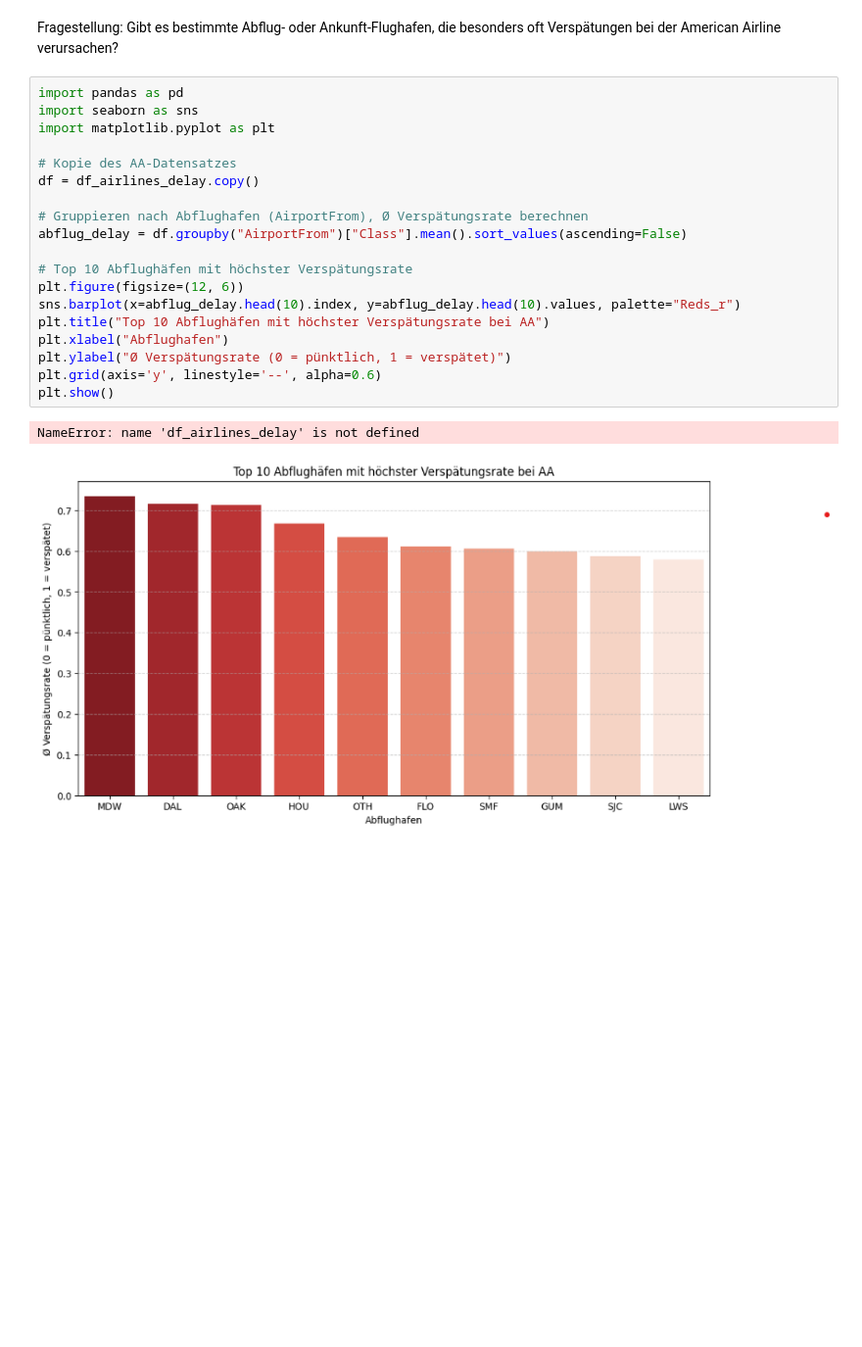
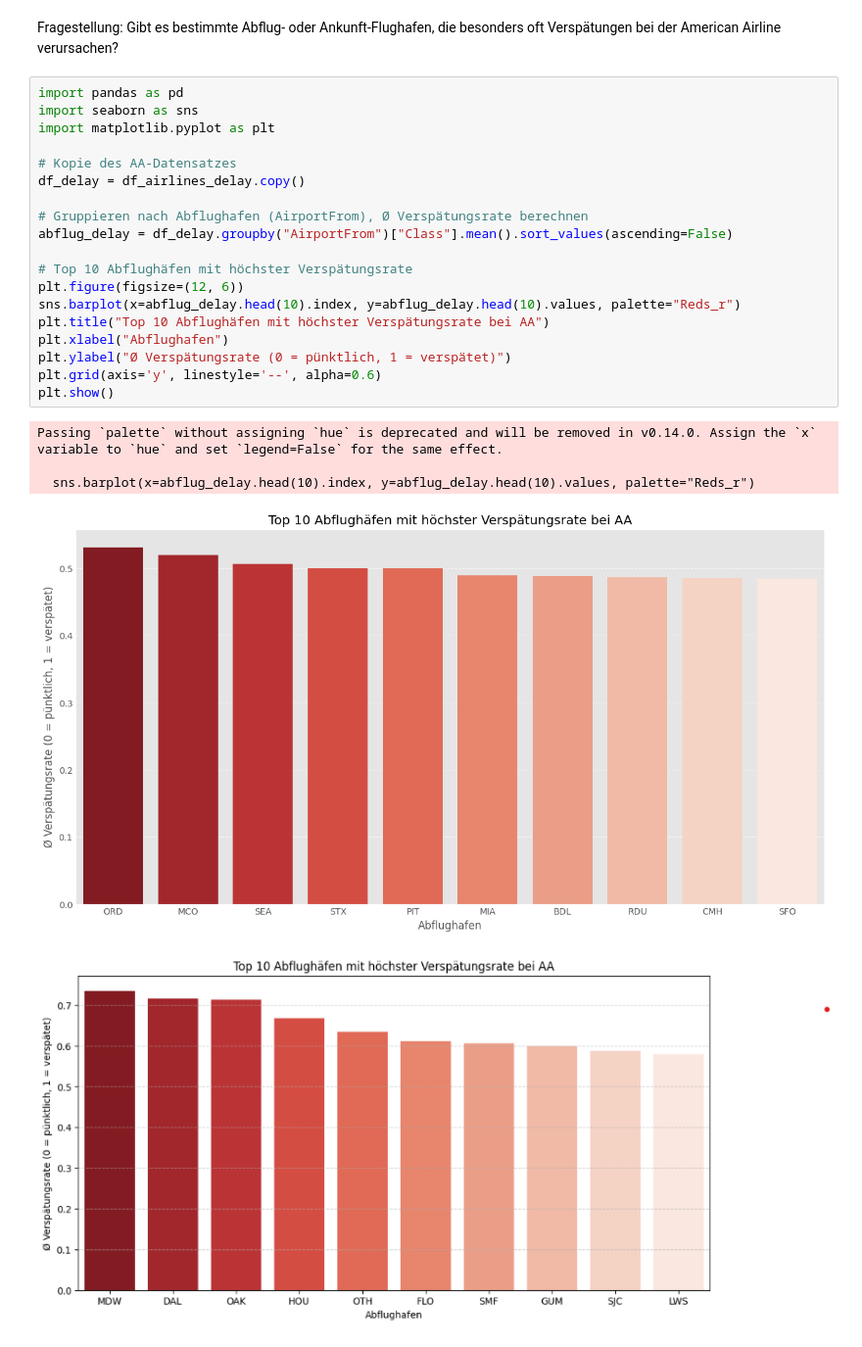
Before and after one commit to DivinitasMaxima/BINA-REPO, a Jupyter notebook: BINA_1.ipynb, the cells around one changed output. Shown at 98% size. Drawn from its saved outputs; the diff is of its cells as text; blank space fills up the shorter version.

```diff
--- a/BINA_1.ipynb
+++ b/BINA_1.ipynb
@@ -572,24 +572,27 @@ Fragestellung: Gibt es bestimmte Abflug- oder Ankunft-Flughafen, die besonders o
 # %%
 import pandas as pd
 import seaborn as sns
 import matplotlib.pyplot as plt
 
 # Kopie des AA-Datensatzes
-df = df_airlines_delay.copy()
+df_delay = df_airlines_delay.copy()
 
 # Gruppieren nach Abflughafen (AirportFrom), Ø Verspätungsrate berechnen
-abflug_delay = df.groupby("AirportFrom")["Class"].mean().sort_values(ascending=False)
+abflug_delay = df_delay.groupby("AirportFrom")["Class"].mean().sort_values(ascending=False)
 
 # Top 10 Abflughäfen mit höchster Verspätungsrate
 plt.figure(figsize=(12, 6))
 sns.barplot(x=abflug_delay.head(10).index, y=abflug_delay.head(10).values, palette="Reds_r")
 plt.title("Top 10 Abflughäfen mit höchster Verspätungsrate bei AA")
 plt.xlabel("Abflughafen")
 plt.ylabel("Ø Verspätungsrate (0 = pünktlich, 1 = verspätet)")
 plt.grid(axis='y', linestyle='--', alpha=0.6)
 plt.show()
 # %% [output]
-NameError: name 'df_airlines_delay' is not defined
+Passing `palette` without assigning `hue` is deprecated and will be removed in v0.14.0. Assign the `x` variable to `hue` and set `legend=False` for the same effect.
+
+  sns.barplot(x=abflug_delay.head(10).index, y=abflug_delay.head(10).values, palette="Reds_r")
+[figure, added]
 # %% [markdown]
 ![Screenshot 2025-04-08 090324.png](embedded-picture-1)
 # %% [markdown]
```
Also changed, not shown: parts of 7 cells of this notebook.
